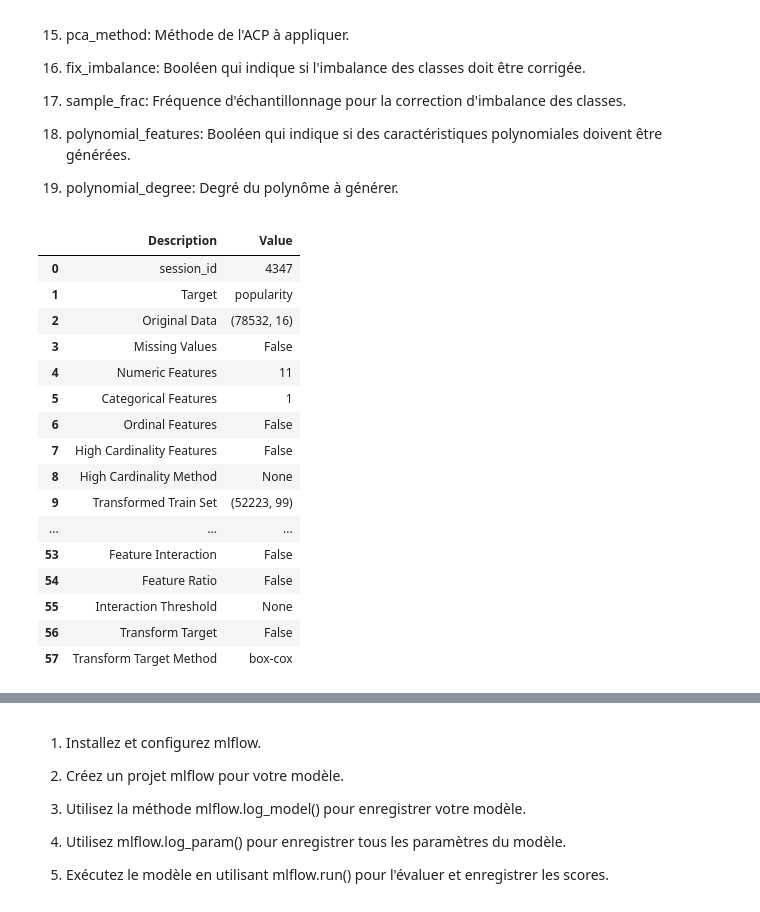
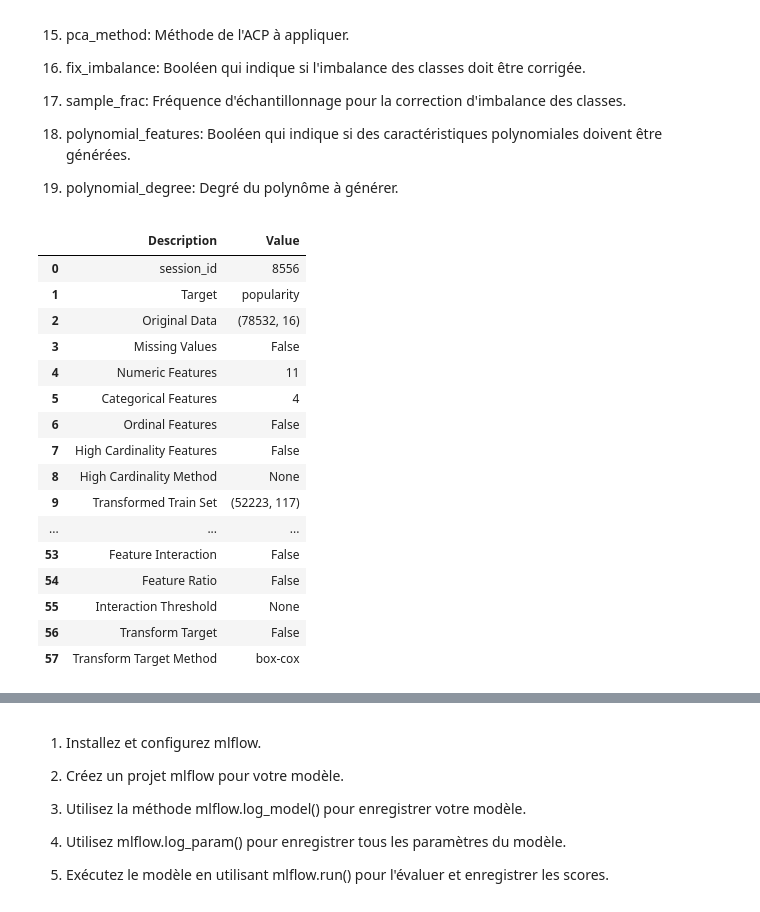
Before and after one commit to galawin59/Spotify, a Jupyter notebook: modelisation.ipynb, the cells around one changed output, grey strips where cells are left out. Saved outputs shown, nothing was run; the diff lists cells and outputs as text; code cells hidden in the pictures.

```diff
--- a/modelisation.ipynb
+++ b/modelisation.ipynb
@@ -12,7 +18,7 @@ df.head()
 # %% [markdown]
 # isolation forest
 # %%
-X= df.drop(columns=['popularity','genre'],axis=1)
+X= df.drop(columns=['popularity'],axis=1)
 y= df[['popularity']]
 # %%
 X_train, X_test, y_train, y_test = train_test_split(X, y, shuffle=True, test_size=0.15, random_state=42 )
@@ -82,19 +86,19 @@ df
 
 19. polynomial_degree: Degré du polynôme à générer.
 # %%
-transform_model = setup(data=df_elias, normalize=True,target='popularity',train_size=0.7, n_jobs=-2, fold= 2, ignore_features=['key','time_signature','mode'],  remove_outliers = True, normalize_method='robust', categorical_features=['genre'])
+transform_model = setup(data=df, normalize=True,target='popularity',train_size=0.7, n_jobs=-2, fold= 2, ignore_features=[],  remove_outliers = True, normalize_method='robust', categorical_features=['key','time_signature','mode'])
 # %% [output]
 |  | Description | Value |
-| 0 | session_id | 4347 |
+| 0 | session_id | 8556 |
 | 1 | Target | popularity |
 | 2 | Original Data | (78532, 16) |
 | 3 | Missing Values | False |
 | 4 | Numeric Features | 11 |
-| 5 | Categorical Features | 1 |
+| 5 | Categorical Features | 4 |
 | 6 | Ordinal Features | False |
 | 7 | High Cardinality Features | False |
 | 8 | High Cardinality Method | None |
-| 9 | Transformed Train Set | (52223, 99) |
+| 9 | Transformed Train Set | (52223, 117) |
 | ... | ... | ... |
 | 53 | Feature Interaction | False |
 | 54 | Feature Ratio | False |
```
Also changed, not shown: parts of 6 cells of this notebook.
